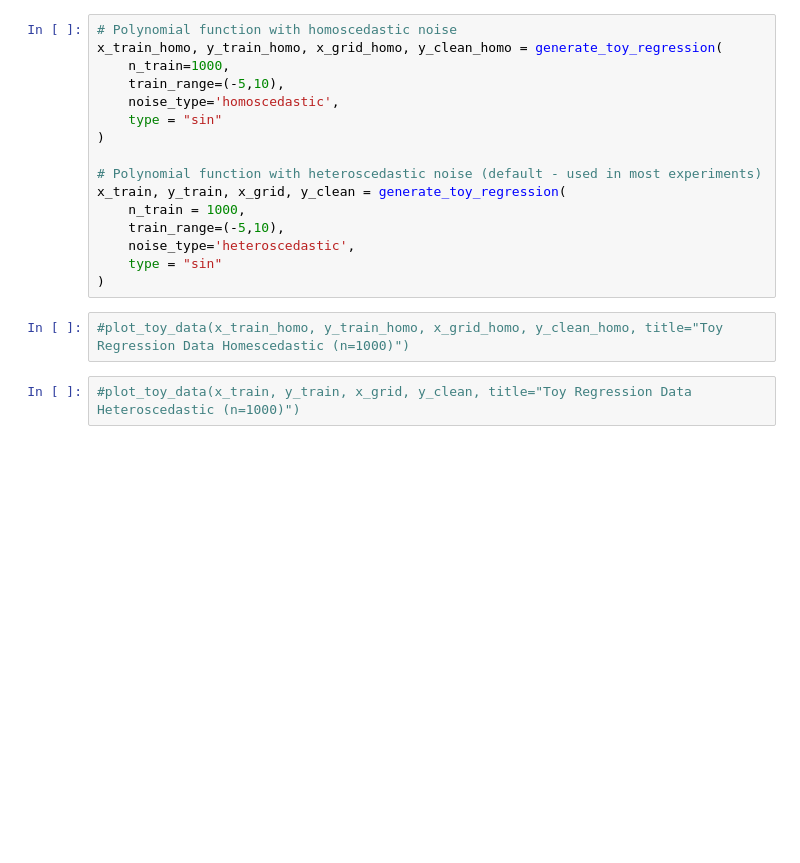
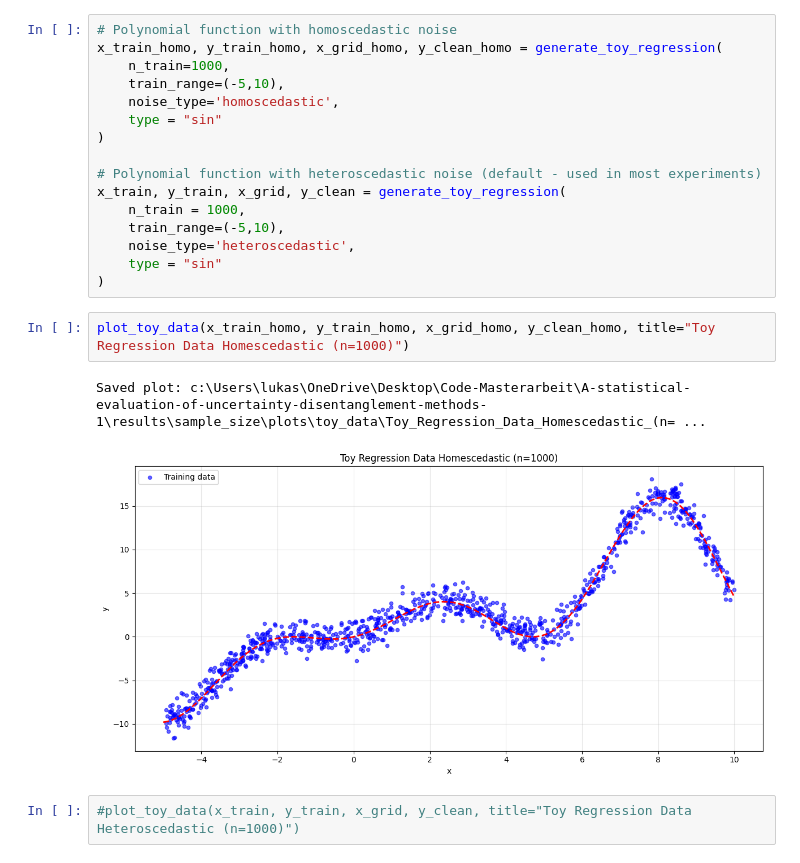
Before and after one commit to LukasWestermann/A-statistical-evaluation-of-uncertainty-disentanglement-methods, a Jupyter notebook: Experiments/Sample Size.ipynb, the cells around one changed output. Drawn from its saved outputs; the diff is of its cells as text; blank space fills up the shorter version.

```diff
--- a/Experiments/Sample Size.ipynb
+++ b/Experiments/Sample Size.ipynb
@@ -145,7 +153,10 @@ x_train, y_train, x_grid, y_clean = generate_toy_regression(
     type = "sin"
 )
 # %%
-#plot_toy_data(x_train_homo, y_train_homo, x_grid_homo, y_clean_homo, title="Toy Regression Data Homescedastic (n=1000)")
+plot_toy_data(x_train_homo, y_train_homo, x_grid_homo, y_clean_homo, title="Toy Regression Data Homescedastic (n=1000)")
+# %% [output]
+Saved plot: c:\Users\lukas\OneDrive\Desktop\Code-Masterarbeit\A-statistical-evaluation-of-uncertainty-disentanglement-methods-1\results\sample_size\plots\toy_data\Toy_Regression_Data_Homescedastic_(n= ...
+[figure, added]
 # %%
 #plot_toy_data(x_train, y_train, x_grid, y_clean, title="Toy Regression Data Heteroscedastic (n=1000)")
 # %% [markdown]
```
Also changed, not shown: parts of 2 cells of this notebook, 33 other files.
